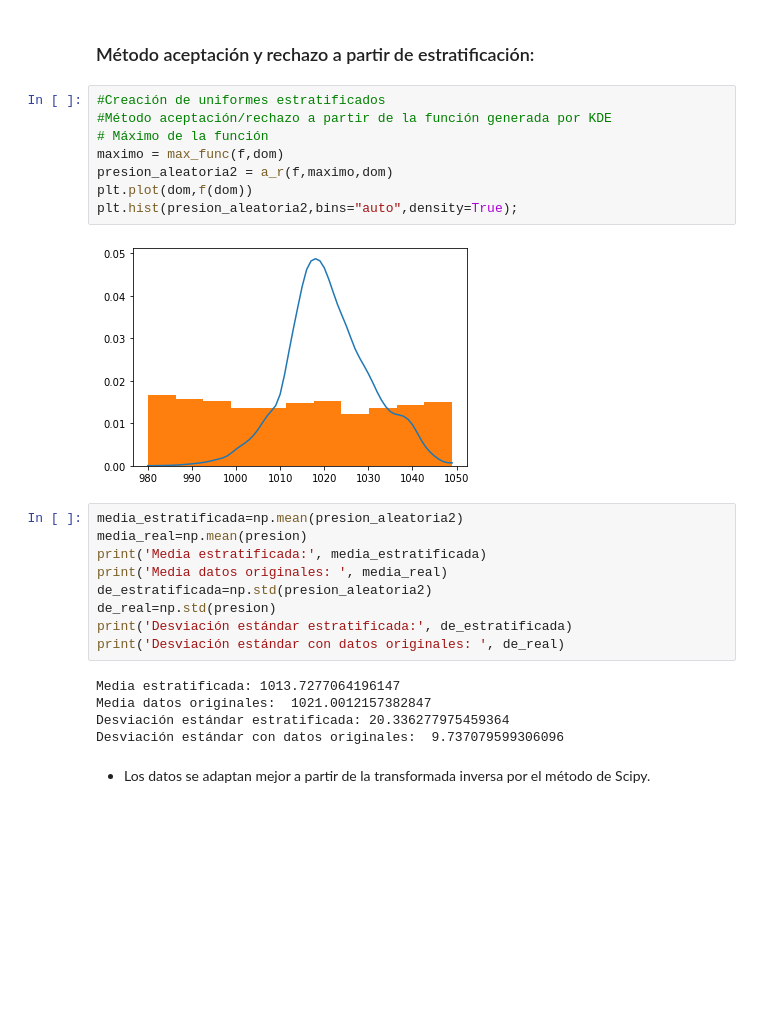
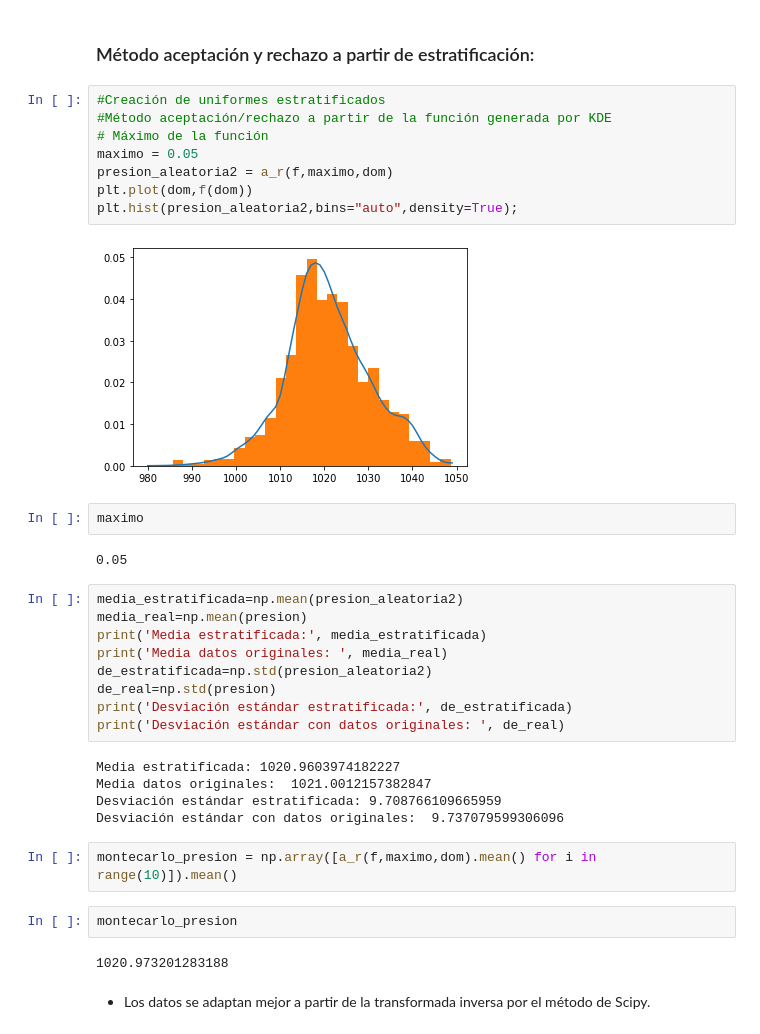
Before and after one commit to PintorOD1997/ProyectoConjunto_LandaverdeI_PintorD, a Jupyter notebook: ProyectoModulo1_OchoaD_MercadoI.ipynb, the cells around one changed output. Saved outputs shown, nothing was run; the diff lists cells and outputs as text; blank space fills up the shorter version.

Commit message:
Implementación Montecarlo
Añadidos simulaciones montecarlo a los 4 nodos

```diff
--- a/ProyectoModulo1_OchoaD_MercadoI.ipynb
+++ b/ProyectoModulo1_OchoaD_MercadoI.ipynb
@@ -1059,13 +1082,17 @@ plt.hist(presion_aleatoria1,bins = "auto",density=True);
 # %%
 #Creación de uniformes estratificados
 #Método aceptación/rechazo a partir de la función generada por KDE
 # Máximo de la función
-maximo = max_func(f,dom)
+maximo = 0.05
 presion_aleatoria2 = a_r(f,maximo,dom)
 plt.plot(dom,f(dom))
 plt.hist(presion_aleatoria2,bins="auto",density=True);
 # %% [output]
-[figure, old version]
+[figure, new version]
+# %%
+maximo
+# %% [output]
+0.05
 # %%
 media_estratificada=np.mean(presion_aleatoria2)
 media_real=np.mean(presion)
@@ -1076,10 +1103,16 @@ de_real=np.std(presion)
 print('Desviación estándar estratificada:', de_estratificada)
 print('Desviación estándar con datos originales: ', de_real)
 # %% [output]
-Media estratificada: 1013.7277064196147
+Media estratificada: 1020.9603974182227
 Media datos originales:  1021.0012157382847
-Desviación estándar estratificada: 20.336277975459364
+Desviación estándar estratificada: 9.708766109665959
 Desviación estándar con datos originales:  9.737079599306096
+# %%
+montecarlo_presion = np.array([a_r(f,maximo,dom).mean() for i in range(10)]).mean()
+# %%
+montecarlo_presion
+# %% [output]
+1020.973201283188
 # %% [markdown]
 * Los datos se adaptan mejor a partir de la transformada inversa por el método de Scipy.
 # %% [markdown]
```
Also changed, not shown: parts of 49 cells of this notebook.
